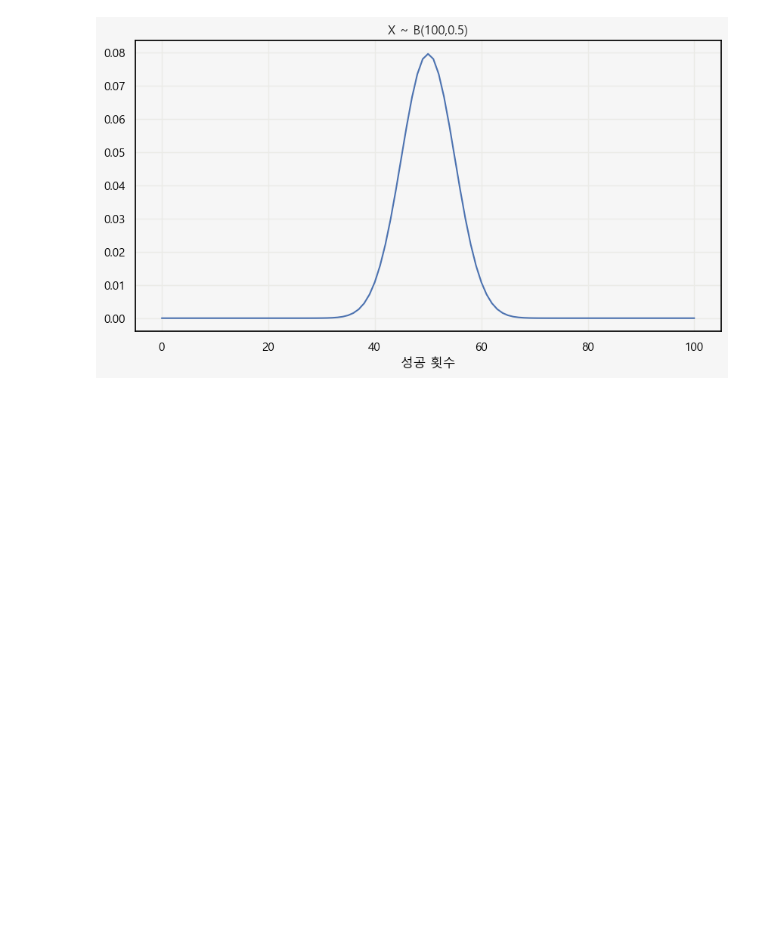
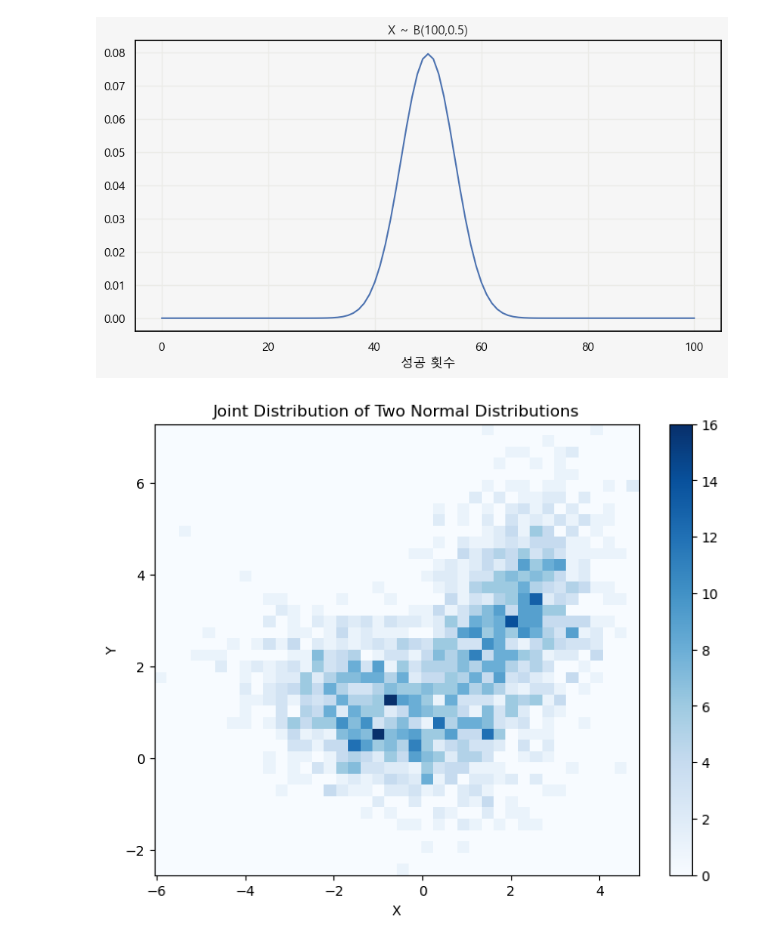
Before and after one commit to yonghyeun/Probability, a Jupyter notebook: 베르누이 시행과 이항분포.ipynb, the cells around one changed output. Drawn from its saved outputs; the diff is of its cells as text; code cells hidden in the pictures; blank space fills up the shorter version.

```diff
--- a/베르누이 시행과 이항분포.ipynb
+++ b/베르누이 시행과 이항분포.ipynb
@@ -152,3 +152,37 @@ def binomial_distribution(p,n):
 binomial_distribution(0.5,100)
 # %% [output]
 [figure]
+# %%
+import numpy as np
+import matplotlib.pyplot as plt
+
+# Define the mean and covariance matrices for the two normal distributions
+mean1 = [2, 3]    # Mean of the first distribution
+cov1 = [[1, 0.5], [0.5, 2]]    # Covariance matrix of the first distribution
+
+mean2 = [-1, 1]    # Mean of the second distribution
+cov2 = [[2, -0.5], [-0.5, 1]]    # Covariance matrix of the second distribution
+
+# Generate random samples from the two normal distributions
+np.random.seed(0)
+samples1 = np.random.multivariate_normal(mean1, cov1, 1000)
+samples2 = np.random.multivariate_normal(mean2, cov2, 1000)
+
+# Extract x and y coordinates from the samples
+x = np.concatenate([samples1[:, 0], samples2[:, 0]])
+y = np.concatenate([samples1[:, 1], samples2[:, 1]])
+
+# Create a 2D contour plot
+plt.figure(figsize=(8, 6))
+plt.hist2d(x, y, bins=40, cmap='Blues')
+plt.colorbar()
+
+# Add labels and title
+plt.xlabel('X')
+plt.ylabel('Y')
+plt.title('Joint Distribution of Two Normal Distributions')
+
+# Show the plot
+plt.show()
+# %% [output]
+[figure, added]
```
Also changed, not shown: parts of 2 cells of this notebook, 1 other file.
